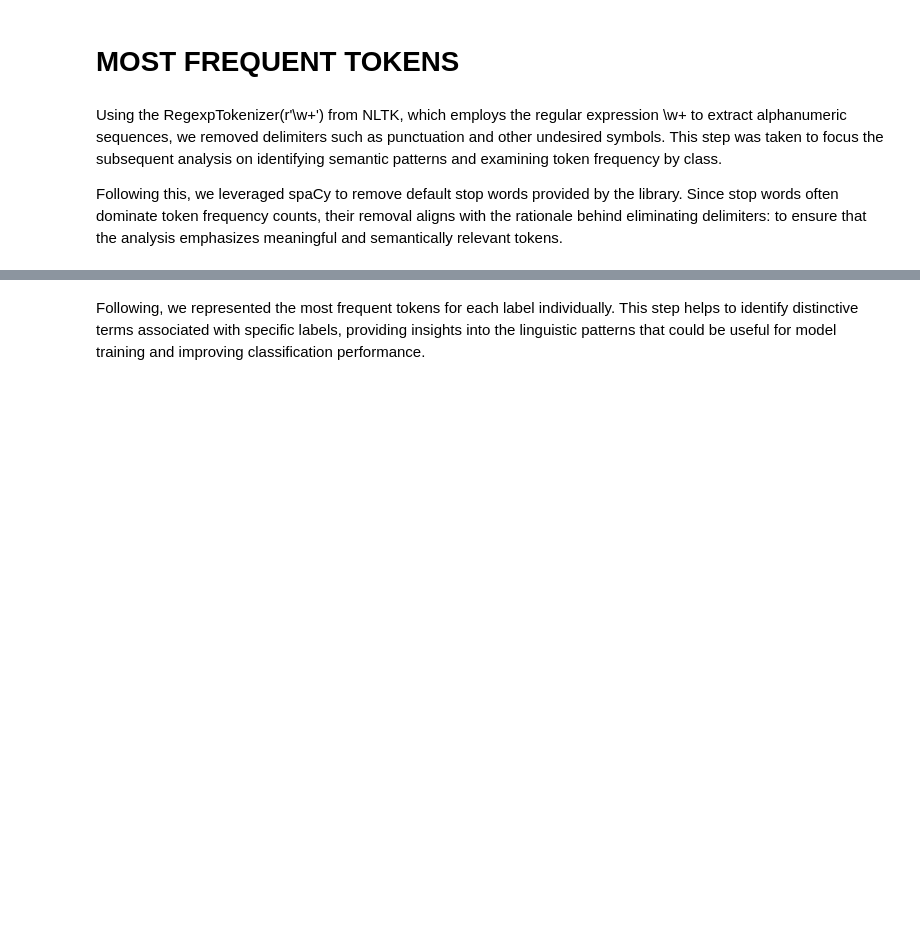
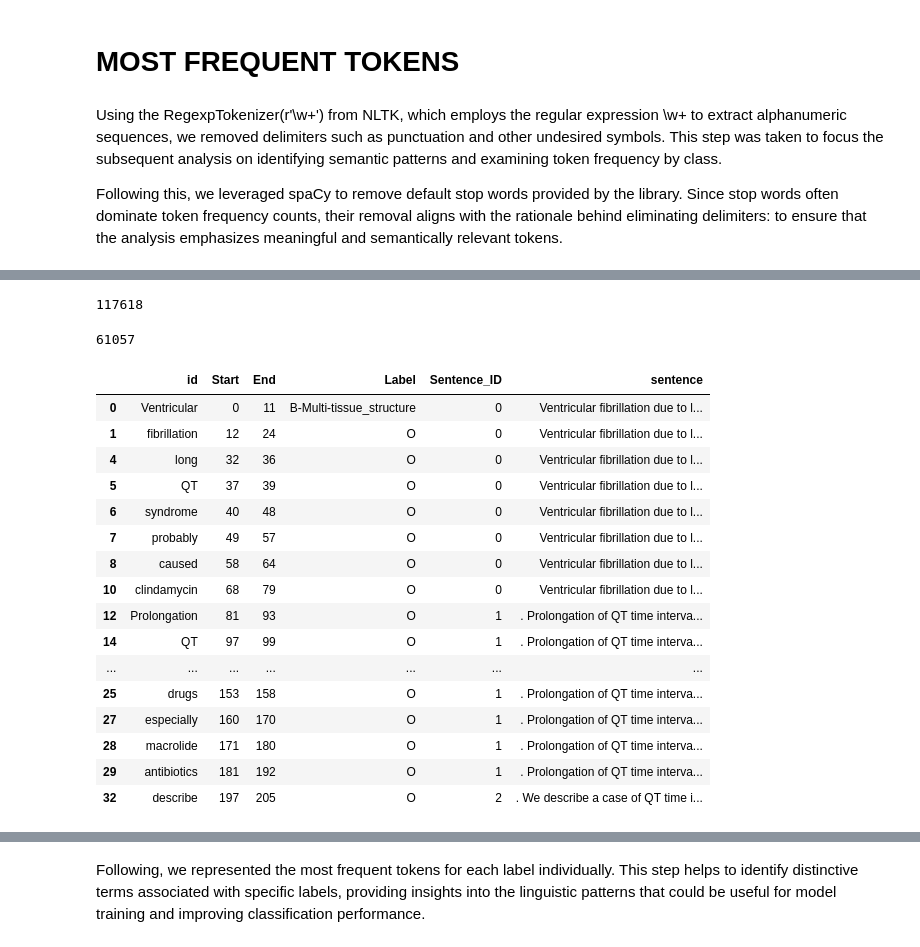
Before and after one commit to matdcp/Data-dreamers-, a Jupyter notebook: DEA_definitiva.ipynb, the cells around one changed output, grey strips where cells are left out. Saved outputs shown, nothing was run; the diff lists cells and outputs as text; code cells hidden in the pictures; blank space fills up the shorter version.

```diff
--- a/DEA_definitiva.ipynb
+++ b/DEA_definitiva.ipynb
@@ -369,0 +412,28 @@ ds['id'] = ds['id'].apply(remove_stop_words)
+# %%
+len(ds)
+# %% [output]
+117618
+# %%
+len(ds_withouth_stopwords)
+# %% [output]
+61057
+# %%
+ds_withouth_stopwords.head(20)
+# %% [output]
+|  | id | Start | End | Label | Sentence_ID | sentence |
+| 0 | Ventricular | 0 | 11 | B-Multi-tissue_structure | 0 | Ventricular fibrillation due to l... |
+| 1 | fibrillation | 12 | 24 | O | 0 | Ventricular fibrillation due to l... |
+| 4 | long | 32 | 36 | O | 0 | Ventricular fibrillation due to l... |
+| 5 | QT | 37 | 39 | O | 0 | Ventricular fibrillation due to l... |
+| 6 | syndrome | 40 | 48 | O | 0 | Ventricular fibrillation due to l... |
+| 7 | probably | 49 | 57 | O | 0 | Ventricular fibrillation due to l... |
+| 8 | caused | 58 | 64 | O | 0 | Ventricular fibrillation due to l... |
+| 10 | clindamycin | 68 | 79 | O | 0 | Ventricular fibrillation due to l... |
+| 12 | Prolongation | 81 | 93 | O | 1 | . Prolongation of QT time interva... |
+| 14 | QT | 97 | 99 | O | 1 | . Prolongation of QT time interva... |
+| ... | ... | ... | ... | ... | ... | ... |
+| 25 | drugs | 153 | 158 | O | 1 | . Prolongation of QT time interva... |
+| 27 | especially | 160 | 170 | O | 1 | . Prolongation of QT time interva... |
+| 28 | macrolide | 171 | 180 | O | 1 | . Prolongation of QT time interva... |
+| 29 | antibiotics | 181 | 192 | O | 1 | . Prolongation of QT time interva... |
+| 32 | describe | 197 | 205 | O | 2 | . We describe a case of QT time i... |
```
Also changed, not shown: parts of 15 cells of this notebook.
